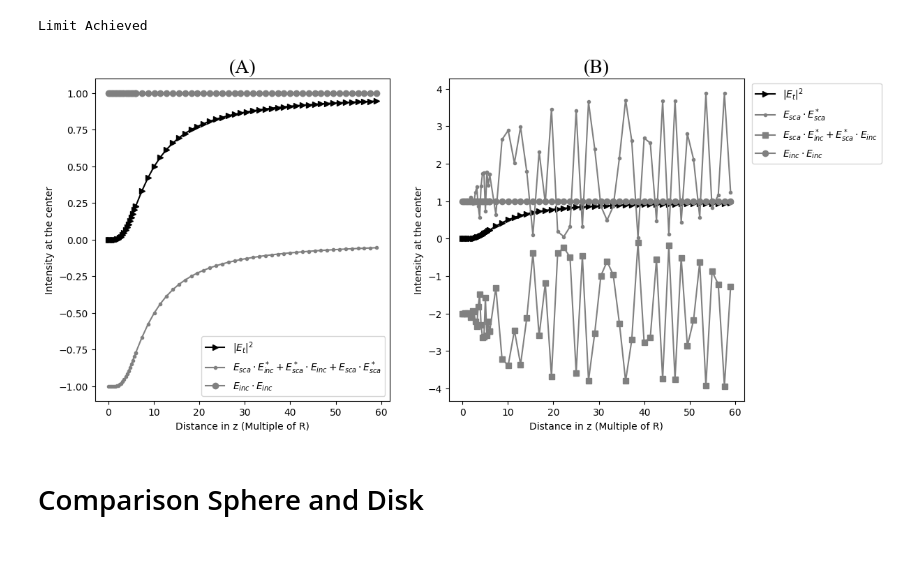
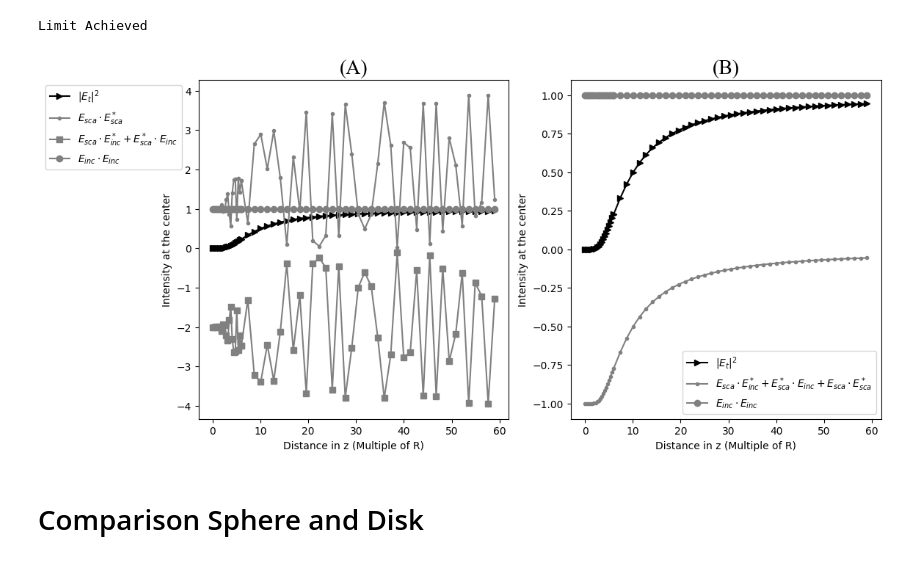
Before and after one commit to PassosSouza/MieBrightSpot, a Jupyter notebook: ComparaCirc-Esf.ipynb, the cells around one changed output. Drawn from its saved outputs; the diff is of its cells as text; code cells hidden in the pictures.

```diff
--- a/ComparaCirc-Esf.ipynb
+++ b/ComparaCirc-Esf.ipynb
@@ -367,7 +379,22 @@ plt.tight_layout()  # Adjusts spacing to prevent overlap
 # Compare elements of the center intensity
 # %%
 def Et(R,z,k,N):
+    """
+    Function to calculate the total electric field modulus.
 
+    Args:
+        R: the radius of the sphere (um)
+        z: the distances forward used (um)
+        k: the wavelenght number
+        N: the number of terms used.
+    Returns:
+        It returns the terms of the total electric field modulu
+        U: The total value
+        term_1: the incident field modulus
+        term_2: the Scattered field modulus
+        term_3: the product E_sca . E_inc *
+        term_4: the product E_sca * . E_inc
+    """
 
     x = k * z
     x_value = k*R
@@ -438,41 +465,41 @@ gs = gridspec.GridSpec(1, 2)  # Adjust `wspace` to control space between columns
 
 UU_ = np.real(E3_sca)
 
-ax1 = fig.add_subplot(gs[0])
+ax1 = fig.add_subplot(gs[1])
 ax1.plot(zi/R, (UU_), '>-', color='black', label=r'$|E_t|^2$')
 
 U2 = np.real(term_3 + term_4+term_2)
 ax1.plot(zi/R, (U2), '.-', color='gray', label=r'$E_{sca}\cdot E^*_{inc} +E^*_{sca}\cdot E_{inc} +E_{sca}\cdot E^*_{sca}$')
 
 U2 = np.real(term_1)
 ax1.plot(zi/R, (U2), 'o-', color='gray', label=r'$E_{inc}\cdot E_{inc}$')
 
 ax1.set_ylabel('Intensity at the center')
 ax1.set_xlabel('Distance in z (Multiple of R)')
 ax1.legend()
-ax1.set_title('(A)',fontsize = 20,fontname='Times New Roman')
+ax1.set_title('(B)',fontsize = 20,fontname='Times New Roman')
 
 
-ax2 = fig.add_subplot(gs[1])
+ax2 = fig.add_subplot(gs[0])
 ax2.plot(zi/R, (UU_), '>-', color='black', label=r'$|E_t|^2$')
 
 U2 = np.real(term_2)
 ax2.plot(zi/R, (U2), '.-', color='gray', label=r'$E_{sca}\cdot E^*_{sca}$')
 
 U2 = np.real(term_3 + term_4)
 ax2.plot(zi/R, (U2), 's-', color='gray', label=r'$E_{sca}\cdot E^*_{inc} +E^*_{sca}\cdot E_{inc}$')
 
 U2 = np.real(term_1)
 ax2.plot(zi/R, (U2), 'o-', color='gray', label=r'$E_{inc}\cdot E_{inc}$')
 
 ax2.set_ylabel('Intensity at the center')
 ax2.set_xlabel('Distance in z (Multiple of R)')
-ax2.set_title('(B)',fontsize = 20,fontname='Times New Roman')
-ax2.legend(bbox_to_anchor=(1.01, 1), loc='upper left')
+ax2.set_title('(A)',fontsize = 20,fontname='Times New Roman')
+ax2.legend(bbox_to_anchor=(-0.51, 1), loc='upper left')
 
-plt.savefig('CompareTerms.svg',transparent=True)
+plt.savefig('CompareTerms.pdf',transparent=True,dpi=300)
 # %% [output]
-[figure, old version]
+[figure, new version]
 # %% [markdown]
 # Comparison Sphere and Disk
 # %%
```
Also changed, not shown: parts of 6 cells of this notebook.
